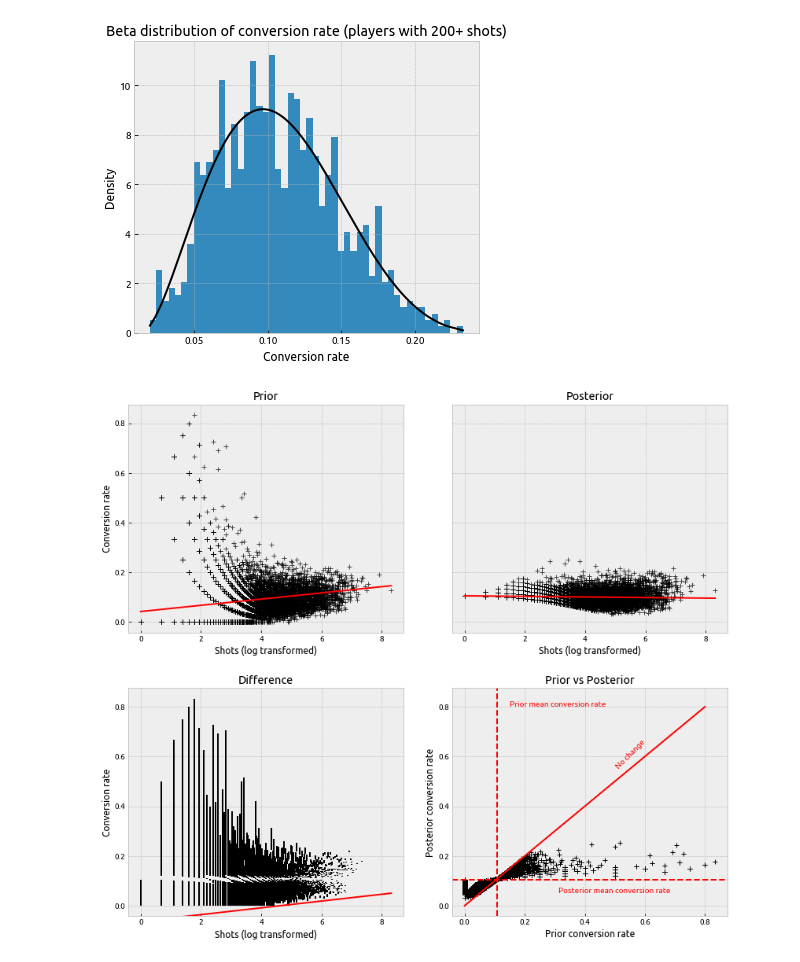
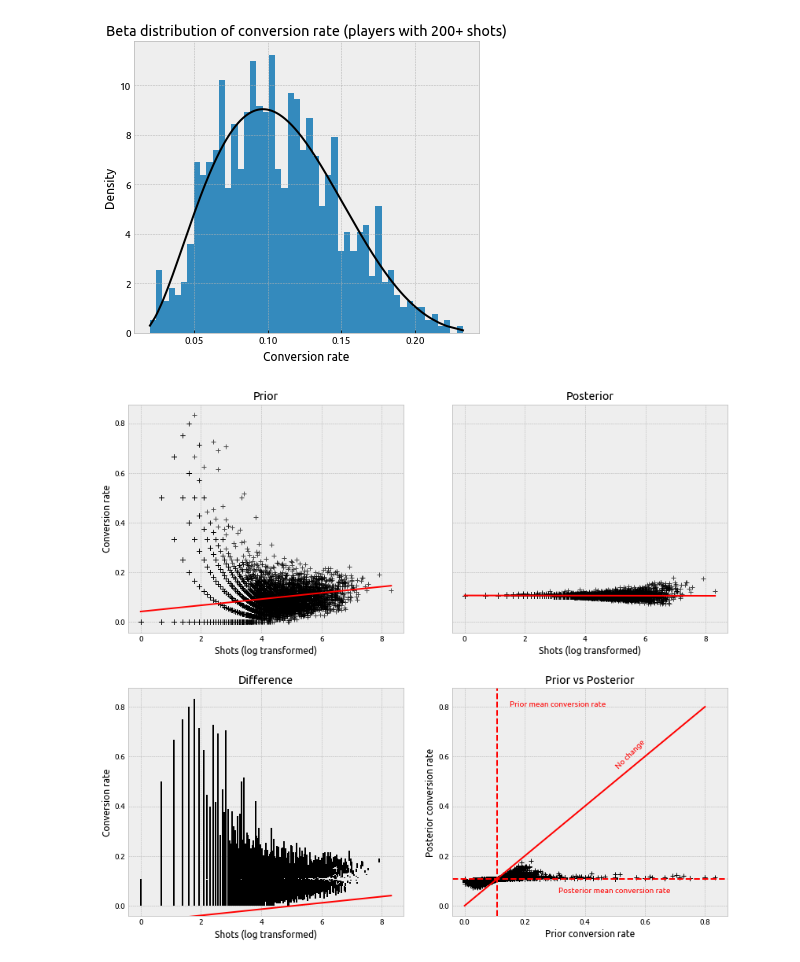
Before and after one commit to karangadiya/best-finishers-in-football, a Jupyter notebook: best-finishers-in-football.ipynb, the cells around one changed output. Cells and saved outputs as stored; diff of their text form; code cells hidden in the pictures.

```diff
--- a/best-finishers-in-football.ipynb
+++ b/best-finishers-in-football.ipynb
@@ -118,8 +124,8 @@ fig.tight_layout()
 # %%
 # calculate the scaled values of a and b since beta fit gives normalised values
 prior_m, prior_v = stats.beta.stats(prior[0], prior[1], prior[2], prior[3])
-prior_a = prior_m * prior_m * (1 - prior_m) / prior_v
-prior_b = (1 - prior_m) * prior_m * (1 - prior_m) / prior_v
+prior_a = prior_m / prior_v
+prior_b = (1 - prior_m) / prior_v
 
 # update a and b for all players
 posterior_a_values = prior_a + data['Scored']
@@ -143,6 +149,8 @@ ax1.plot(shots_transformed, conversion_rates, 'k+', alpha = 0.7)
 z = np.polyfit(shots_transformed, conversion_rates, 1)
 p = np.poly1d(z)
 ax1.plot(shots_transformed, p(shots_transformed), 'r')
+ax1.xaxis.set_ticks_position('none')
+ax1.yaxis.set_ticks_position('none')
 
 ax2.set_title('Posterior')
 ax2.set_xlabel('Shots (log transformed)')
@@ -152,36 +160,39 @@ p = np.poly1d(z)
 ax2.plot(shots_transformed, p(shots_transformed), 'r')
 ax2.set_ylim(ax1.get_ylim())
 ax2.yaxis.set_ticklabels([])
+ax2.xaxis.set_ticks_position('none')
 ax2.yaxis.set_ticks_position('none')
 
 ax3.set_title('Difference')
 ax3.set_xlabel('Shots (log transformed)')
 ax3.set_ylabel('Conversion rate')
 ax3.vlines(x = shots_transformed, ymin = posterior_means[data['Conversion Rate'] != 1], ymax = conversion_rates)
 z = np.polyfit(shots_transformed, conversion_rates - posterior_means[data['Conversion Rate'] != 1], 1)
 p = np.poly1d(z)
 ax3.plot(shots_transformed, p(shots_transformed), 'r')
 ax3.set_ylim(ax1.get_ylim())
+ax3.xaxis.set_ticks_position('none')
 ax3.yaxis.set_ticks_position('none')
 
 ax4.set_title('Prior vs Posterior')
 ax4.set_xlabel('Prior conversion rate')
 ax4.set_ylabel('Posterior conversion rate')
 ax4.plot(conversion_rates, posterior_means[data['Conversion Rate'] != 1], 'k+')
 ax4.plot([0, 0.8], [0, 0.8], color = 'red')
 ax4.text(0.5, 0.65, 'No change', color = 'r', horizontalalignment = 'left', rotation = 45)
 ax4.axvline(x = prior_m, linestyle = '--', color = 'red')
 ax4.text(0.15, 0.8, 'Prior mean conversion rate', color = 'r', horizontalalignment = 'left')
 ax4.axhline(y = np.mean(data['Posterior Conversion Rate']), linestyle = '--', color = 'red')
 ax4.text(0.5, 0.05, 'Posterior mean conversion rate', color = 'r', horizontalalignment = 'center')
 ax4.set_ylim(ax1.get_ylim())
+ax4.xaxis.set_ticks_position('none')
 ax4.yaxis.set_ticks_position('none')
 
 plt.subplots_adjust(wspace = 5)
 plt.subplots_adjust(hspace = 5)
 fig.tight_layout()
 # %% [output]
-[figure, old version]
+[figure, new version]
 # %%
 fig, ax = plt.subplots(nrows = 2, ncols = 3, figsize = (14, 8))
 ax1, ax2, ax3, ax4, ax5, ax6 = ax.flatten()
```
Also changed, not shown: parts of 11 cells of this notebook.
